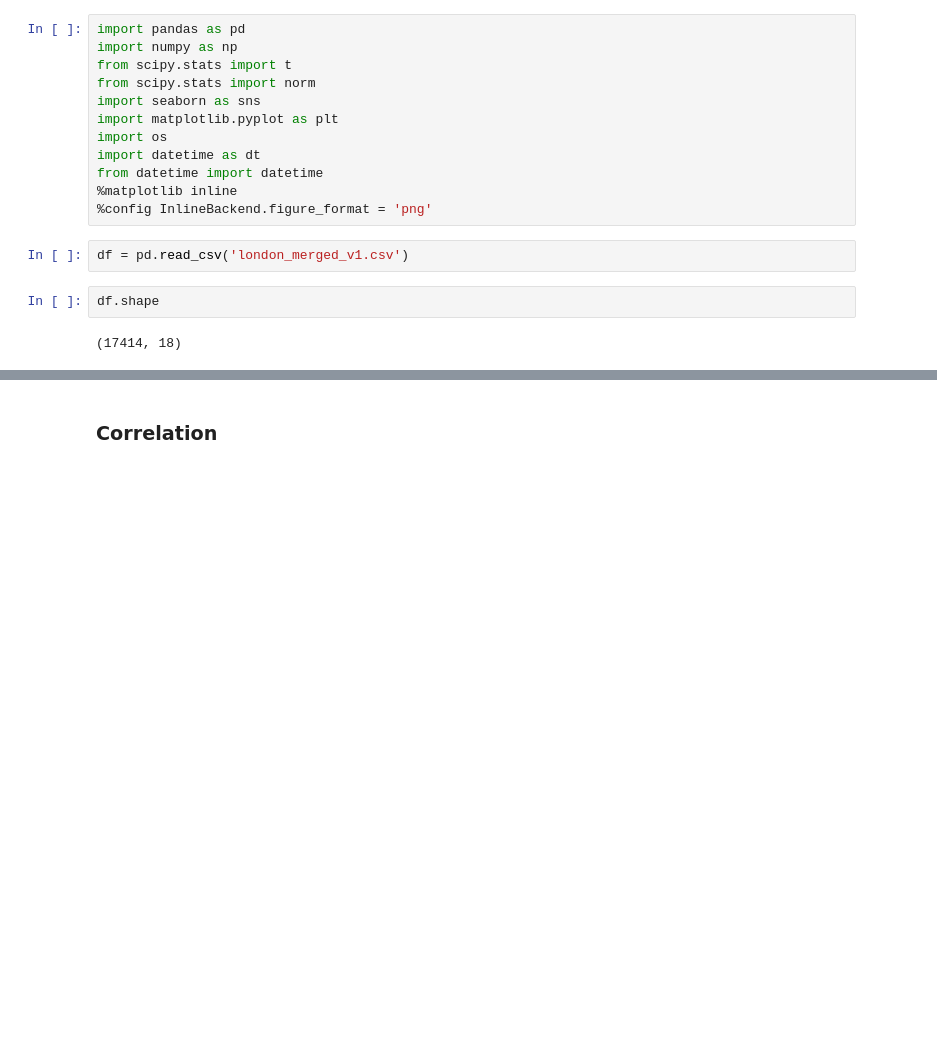
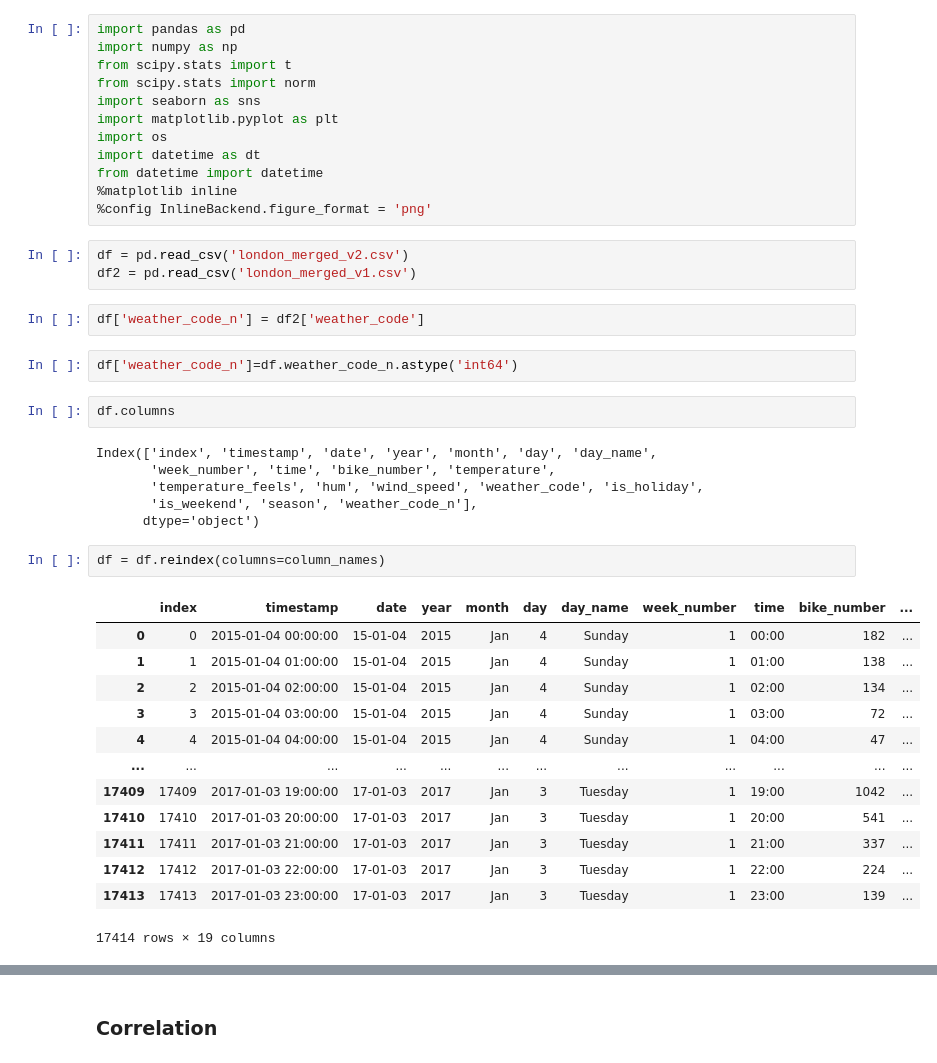
Before and after one commit to isra-st/London_Bike_Sharing, a Jupyter notebook: Visualizations_Draft_Isra.ipynb, the cells around one changed output, grey strips where cells are left out. Saved outputs shown, nothing was run; the diff lists cells and outputs as text; blank space fills up the shorter version.

```diff
--- a/Visualizations_Draft_Isra.ipynb
+++ b/Visualizations_Draft_Isra.ipynb
@@ -11,8 +11,33 @@ from datetime import datetime
 %matplotlib inline
 %config InlineBackend.figure_format = 'png'
 # %%
-df = pd.read_csv('london_merged_v1.csv')
+df = pd.read_csv('london_merged_v2.csv')
+df2 = pd.read_csv('london_merged_v1.csv')
+# %%
+df['weather_code_n'] = df2['weather_code']
+# %%
+df['weather_code_n']=df.weather_code_n.astype('int64')
 # %%
-df.shape
+df.columns
 # %% [output]
-(17414, 18)
+Index(['index', 'timestamp', 'date', 'year', 'month', 'day', 'day_name',
+       'week_number', 'time', 'bike_number', 'temperature',
+       'temperature_feels', 'hum', 'wind_speed', 'weather_code', 'is_holiday',
+       'is_weekend', 'season', 'weather_code_n'],
+      dtype='object')
+# %%
+df = df.reindex(columns=column_names)
+# %% [output]
+|  | index | timestamp | date | year | month | day | day_name | week_number | time | bike_number | ... |
+| 0 | 0 | 2015-01-04 00:00:00 | 15-01-04 | 2015 | Jan | 4 | Sunday | 1 | 00:00 | 182 | ... |
+| 1 | 1 | 2015-01-04 01:00:00 | 15-01-04 | 2015 | Jan | 4 | Sunday | 1 | 01:00 | 138 | ... |
+| 2 | 2 | 2015-01-04 02:00:00 | 15-01-04 | 2015 | Jan | 4 | Sunday | 1 | 02:00 | 134 | ... |
+| 3 | 3 | 2015-01-04 03:00:00 | 15-01-04 | 2015 | Jan | 4 | Sunday | 1 | 03:00 | 72 | ... |
+| 4 | 4 | 2015-01-04 04:00:00 | 15-01-04 | 2015 | Jan | 4 | Sunday | 1 | 04:00 | 47 | ... |
+| ... | ... | ... | ... | ... | ... | ... | ... | ... | ... | ... | ... |
+| 17409 | 17409 | 2017-01-03 19:00:00 | 17-01-03 | 2017 | Jan | 3 | Tuesday | 1 | 19:00 | 1042 | ... |
+| 17410 | 17410 | 2017-01-03 20:00:00 | 17-01-03 | 2017 | Jan | 3 | Tuesday | 1 | 20:00 | 541 | ... |
+| 17411 | 17411 | 2017-01-03 21:00:00 | 17-01-03 | 2017 | Jan | 3 | Tuesday | 1 | 21:00 | 337 | ... |
+| 17412 | 17412 | 2017-01-03 22:00:00 | 17-01-03 | 2017 | Jan | 3 | Tuesday | 1 | 22:00 | 224 | ... |
+| 17413 | 17413 | 2017-01-03 23:00:00 | 17-01-03 | 2017 | Jan | 3 | Tuesday | 1 | 23:00 | 139 | ... |
+17414 rows × 19 columns
```
Also changed, not shown: parts of 6 cells of this notebook, 2 other files.
